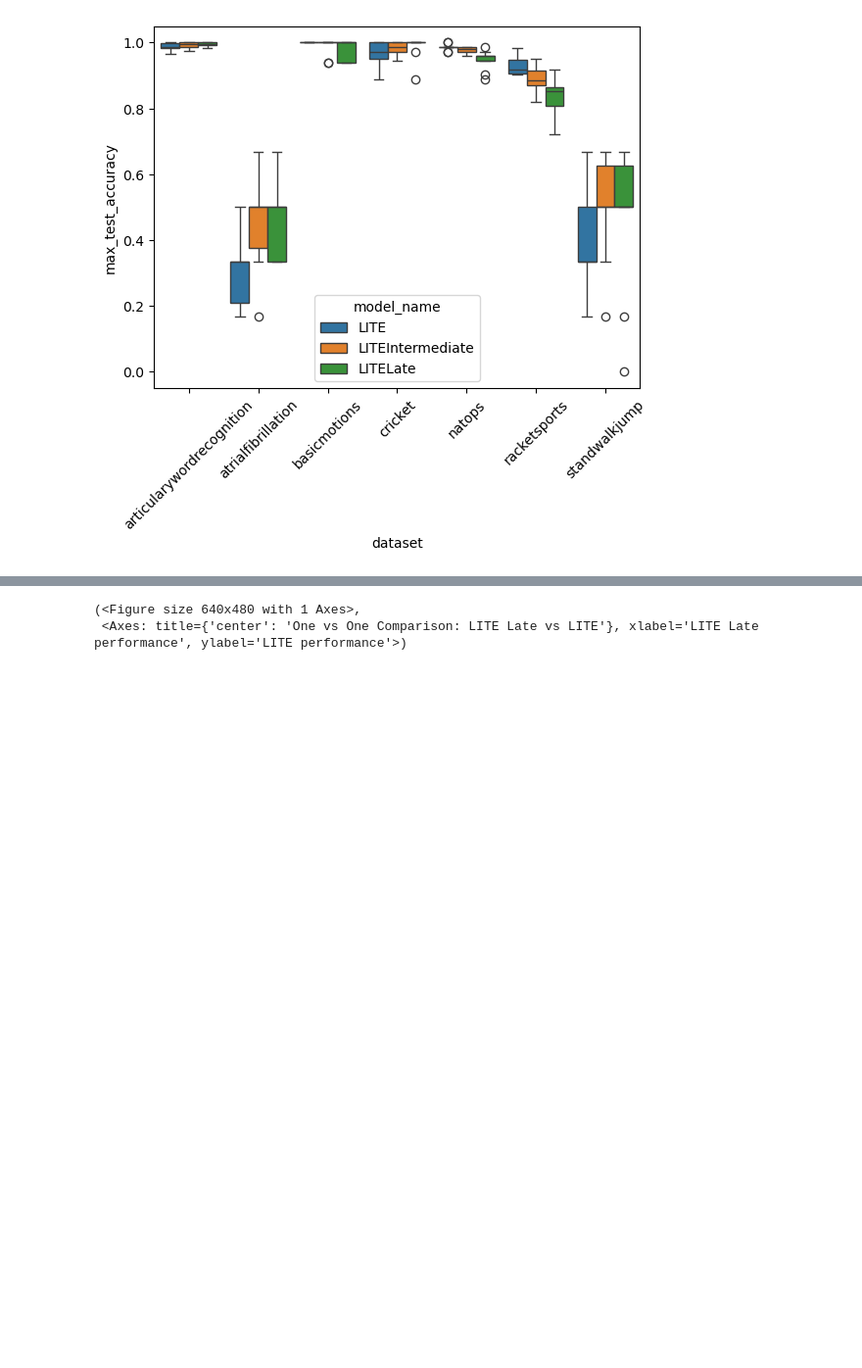
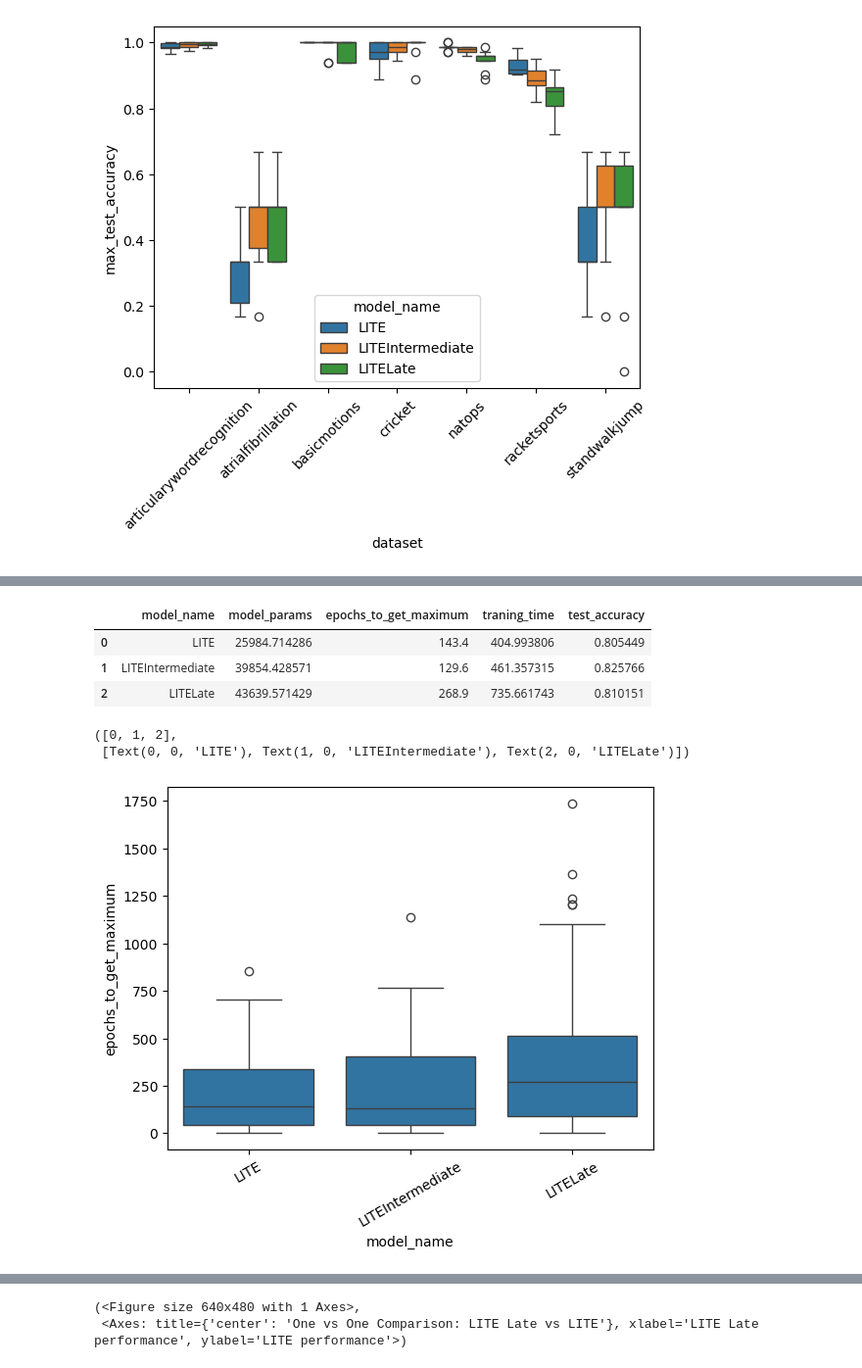
Before and after one commit to samuelthomaz7/multimodal_time_series_classification, a Jupyter notebook: test_notebook.ipynb, the cells around one changed output, grey strips where cells are left out. Shown at 98% size. Cells and saved outputs as stored; diff of their text form; code cells hidden in the pictures; blank space fills up the shorter version.

```diff
--- a/test_notebook.ipynb
+++ b/test_notebook.ipynb
@@ -234,0 +317,36 @@ agg_model_execution_info
+# %%
+params_comp_results = agg_model_execution_info.loc[
+    (agg_model_execution_info['model_name'].isin(['LITE', 'LITEIntermediate', 'LITELate'])) &
+    # (agg_model_execution_info['dataset_name'].isin(['standwalkjump', 'atrialfibrillation']))
+    True
+]
+params_comp_results = params_comp_results.groupby(['model_name']).agg({
+    'model_params': 'mean',
+    'epochs_to_get_maximum': 'median',
+    'traning_time': 'median',
+    'test_accuracy': 'mean'
+}).reset_index()
+
+params_comp_results
+# %% [output]
+|  | model_name | model_params | epochs_to_get_maximum | traning_time | test_accuracy |
+| 0 | LITE | 25984.714286 | 143.4 | 404.993806 | 0.805449 |
+| 1 | LITEIntermediate | 39854.428571 | 129.6 | 461.357315 | 0.825766 |
+| 2 | LITELate | 43639.571429 | 268.9 | 735.661743 | 0.810151 |
+# %%
+sns.boxplot(
+    data=agg_model_execution_info.loc[
+    (agg_model_execution_info['model_name'].isin(['LITE', 'LITEIntermediate', 'LITELate'])) &
+    # (agg_model_execution_info['dataset_name'].isin(['standwalkjump', 'atrialfibrillation']))
+    True
+],
+    x = 'model_name',
+    y = 'epochs_to_get_maximum'
+)
+
+plt.xticks(rotation = 30)
+# plt.ylim([-50, 500])
+# %% [output]
+([0, 1, 2],
+ [Text(0, 0, 'LITE'), Text(1, 0, 'LITEIntermediate'), Text(2, 0, 'LITELate')])
+[figure, added]
```
Also changed, not shown: parts of 13 cells of this notebook, 3 other files.
